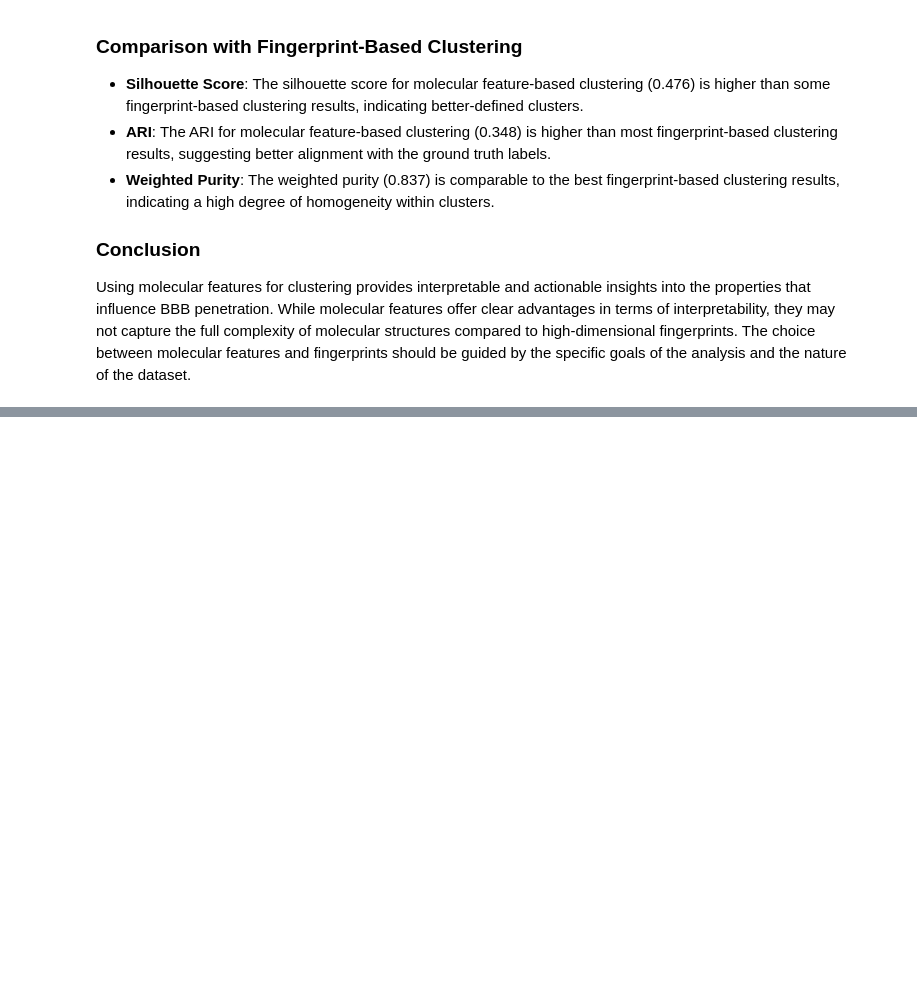
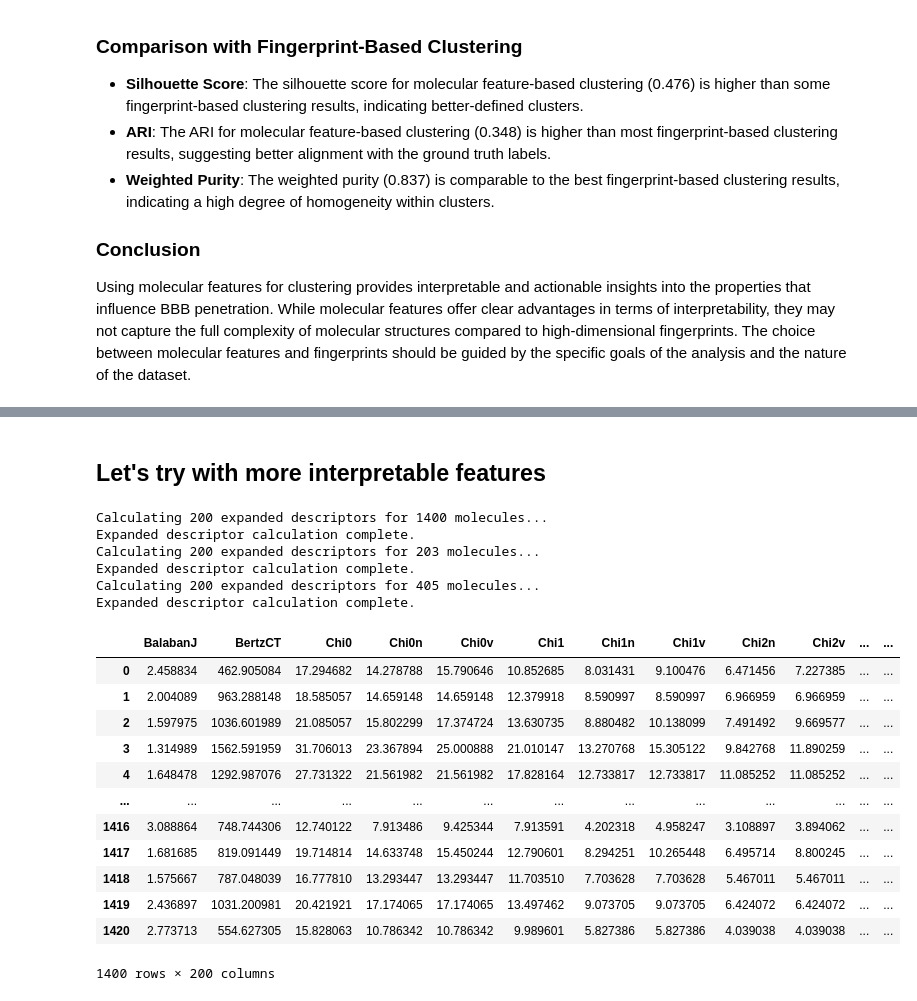
Before and after one commit to MiroRavaProj/Final_Project_ACS_grasso, a Jupyter notebook: Final_Project.ipynb, the cells around one changed output, grey strips where cells are left out. Cells and saved outputs as stored; diff of their text form; code cells hidden in the pictures; blank space fills up the shorter version.

```diff
--- a/Final_Project.ipynb
+++ b/Final_Project.ipynb
@@ -1718,0 +2420,2 @@ Using molecular features for clustering provides interpretable and actionable in
+# %% [markdown]
+## Let's try with more interpretable features
@@ -1718,0 +2479,29 @@ Using molecular features for clustering provides interpretable and actionable in
+# %%
+# --- Generate Expanded Features for each dataset ---
+# Make sure smiles_col matches your actual column name ('smiles' or 'Drug')
+train_expanded_features_df = calculate_expanded_descriptors(train_df, smiles_col='Drug')
+valid_expanded_features_df = calculate_expanded_descriptors(valid_df, smiles_col='Drug')
+test_expanded_features_df = calculate_expanded_descriptors(test_df, smiles_col='Drug')
+# Store the names of these features
+expanded_feature_columns = train_expanded_features_df.columns.tolist()
+train_expanded_features_df
+# %% [output]
+Calculating 200 expanded descriptors for 1400 molecules...
+Expanded descriptor calculation complete.
+Calculating 200 expanded descriptors for 203 molecules...
+Expanded descriptor calculation complete.
+Calculating 200 expanded descriptors for 405 molecules...
+Expanded descriptor calculation complete.
+|  | BalabanJ | BertzCT | Chi0 | Chi0n | Chi0v | Chi1 | Chi1n | Chi1v | Chi2n | Chi2v | ... | ... |
+| 0 | 2.458834 | 462.905084 | 17.294682 | 14.278788 | 15.790646 | 10.852685 | 8.031431 | 9.100476 | 6.471456 | 7.227385 | ... | ... |
+| 1 | 2.004089 | 963.288148 | 18.585057 | 14.659148 | 14.659148 | 12.379918 | 8.590997 | 8.590997 | 6.966959 | 6.966959 | ... | ... |
+| 2 | 1.597975 | 1036.601989 | 21.085057 | 15.802299 | 17.374724 | 13.630735 | 8.880482 | 10.138099 | 7.491492 | 9.669577 | ... | ... |
+| 3 | 1.314989 | 1562.591959 | 31.706013 | 23.367894 | 25.000888 | 21.010147 | 13.270768 | 15.305122 | 9.842768 | 11.890259 | ... | ... |
+| 4 | 1.648478 | 1292.987076 | 27.731322 | 21.561982 | 21.561982 | 17.828164 | 12.733817 | 12.733817 | 11.085252 | 11.085252 | ... | ... |
+| ... | ... | ... | ... | ... | ... | ... | ... | ... | ... | ... | ... | ... |
+| 1416 | 3.088864 | 748.744306 | 12.740122 | 7.913486 | 9.425344 | 7.913591 | 4.202318 | 4.958247 | 3.108897 | 3.894062 | ... | ... |
+| 1417 | 1.681685 | 819.091449 | 19.714814 | 14.633748 | 15.450244 | 12.790601 | 8.294251 | 10.265448 | 6.495714 | 8.800245 | ... | ... |
+| 1418 | 1.575667 | 787.048039 | 16.777810 | 13.293447 | 13.293447 | 11.703510 | 7.703628 | 7.703628 | 5.467011 | 5.467011 | ... | ... |
+| 1419 | 2.436897 | 1031.200981 | 20.421921 | 17.174065 | 17.174065 | 13.497462 | 9.073705 | 9.073705 | 6.424072 | 6.424072 | ... | ... |
+| 1420 | 2.773713 | 554.627305 | 15.828063 | 10.786342 | 10.786342 | 9.989601 | 5.827386 | 5.827386 | 4.039038 | 4.039038 | ... | ... |
+1400 rows × 200 columns
```
Also changed, not shown: parts of 58 cells of this notebook, 4 other files.
